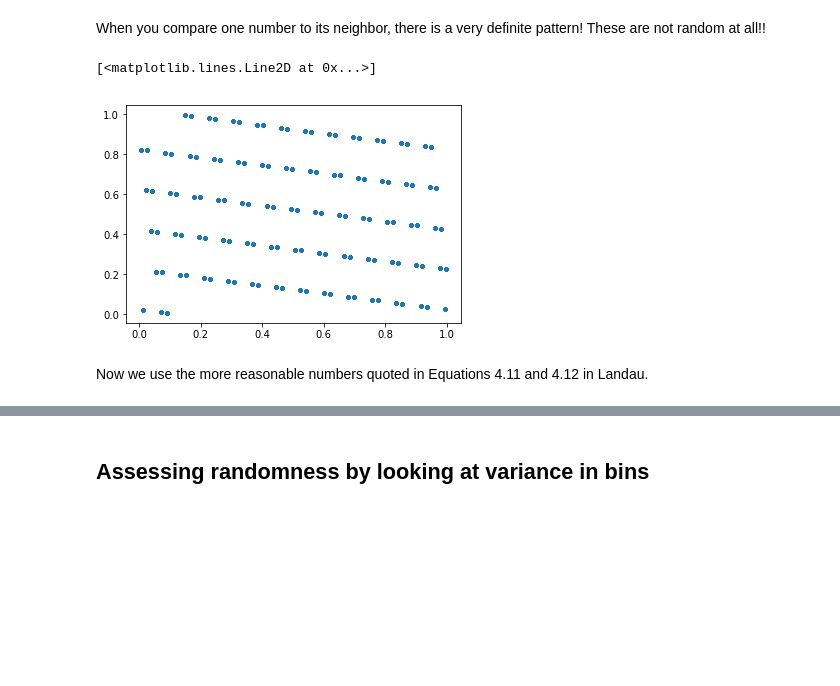
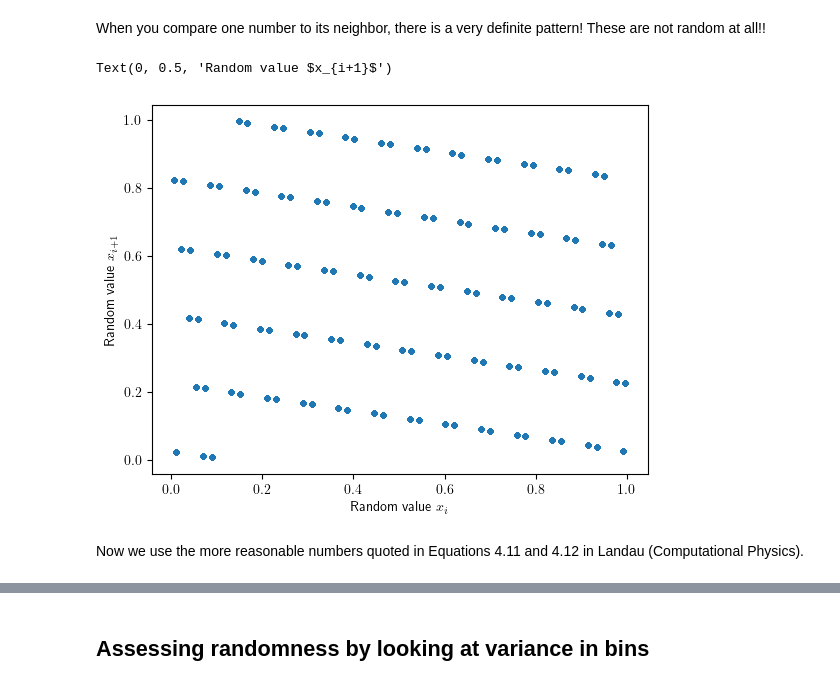
Before and after one commit to blanton144/computational-grad, a Jupyter notebook: docs/notebooks/random.ipynb, the cells around one changed output, grey strips where cells are left out. Drawn from its saved outputs; the diff is of its cells as text; code cells hidden in the pictures; blank space fills up the shorter version.

```diff
--- a/docs/notebooks/random.ipynb
+++ b/docs/notebooks/random.ipynb
@@ -1,7 +1,9 @@
 # %%
 %matplotlib inline
 import matplotlib.pyplot as plt
+import matplotlib
 import numpy as np
+matplotlib.rcParams['text.usetex'] = True
 # %% [markdown]
 ## Example of the linear congruent method
 # %% [markdown]
@@ -13,7 +15,7 @@ M = np.int32(256)
 c = np.int32(877)
 a = np.int32(567859)
 # %%
-x[0] = 15
+x[0] = 19
 for indx in np.arange(nrandom - 1):
    x[indx + 1] = (x[indx] * a + c) % M
    print(x[indx + 1])
@@ -59,11 +65,13 @@ plt.plot(x, '.')
 When you compare one number to its neighbor, there is a very definite pattern! These are not random at all!!
 # %%
 plt.plot(x[0:-1], x[1:], '.')
+plt.xlabel('Random value $x_i$')
+plt.ylabel('Random value $x_{i+1}$')
 # %% [output]
-[<matplotlib.lines.Line2D at 0x...>]
+Text(0, 0.5, 'Random value $x_{i+1}$')
-[figure, old version]
+[figure, new version]
 # %% [markdown]
-Now we use the more reasonable numbers quoted in Equations 4.11 and 4.12 in Landau.
+Now we use the more reasonable numbers quoted in Equations 4.11 and 4.12 in Landau (Computational Physics).
 # %%
 nrandom = 10
 x = np.zeros(nrandom, dtype=np.int64)
```
Also changed, not shown: parts of 27 cells of this notebook, 3 other files.
